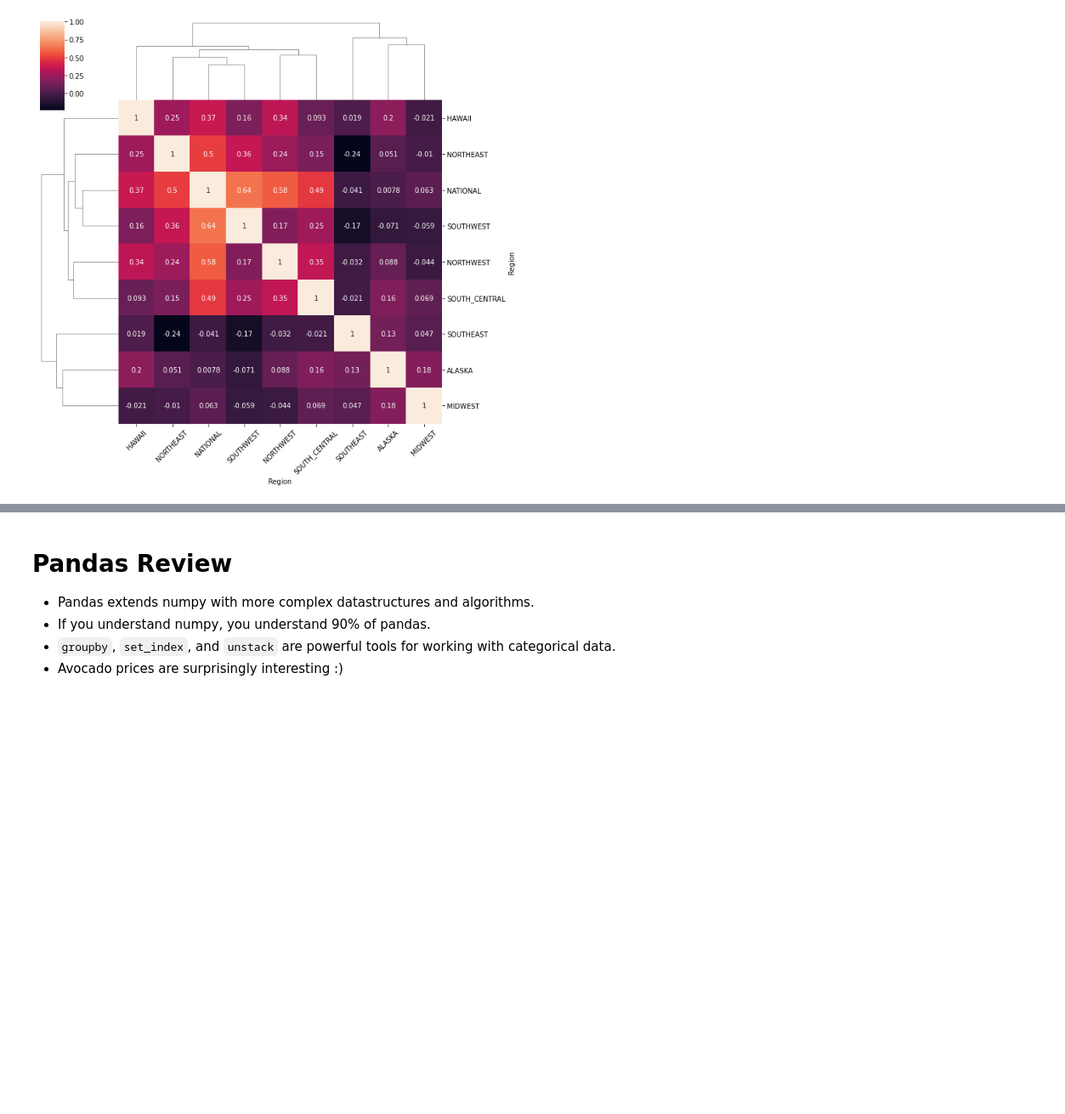
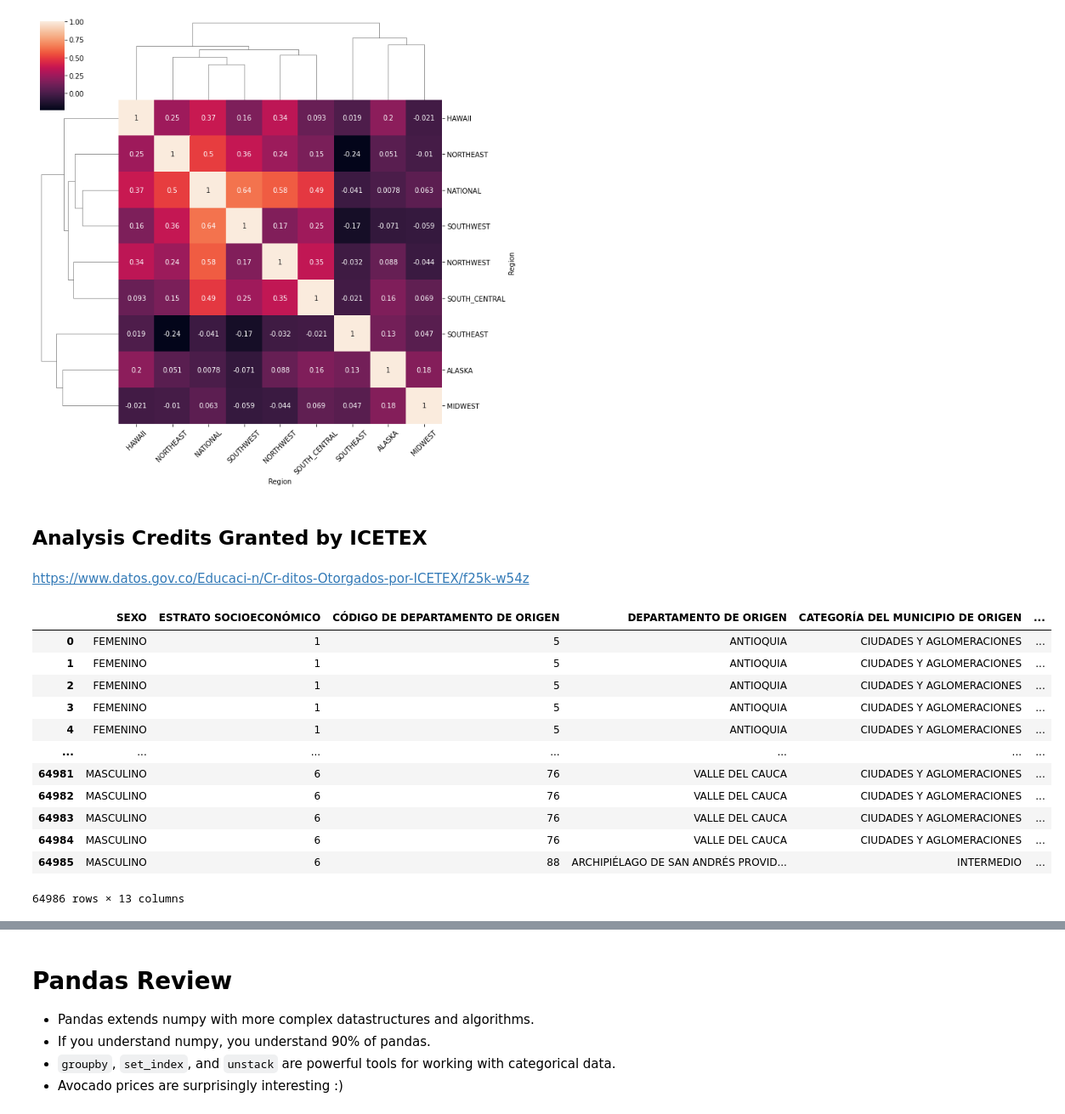
Before and after one commit to slondonoq/AlgorithmsUN2022II, a Jupyter notebook: Lab2/slondonoq_Lab2.ipynb, the cells around one changed output, grey strips where cells are left out. Shown at 85% size. Cells and saved outputs as stored; diff of their text form; code cells hidden in the pictures; blank space fills up the shorter version.

```diff
--- a/Lab2/slondonoq_Lab2.ipynb
+++ b/Lab2/slondonoq_Lab2.ipynb
@@ -1634,3 +1510,24 @@ ax = axes[2]
 ax.set_xticklabels(ax.get_xticklabels(), rotation=45);
 # %% [output]
 [figure]
+# %% [markdown]
+## Analysis Credits Granted by ICETEX
+# %% [markdown]
+https://www.datos.gov.co/Educaci-n/Cr-ditos-Otorgados-por-ICETEX/f25k-w54z
+# %%
+ICETEX = pd.read_csv('Cr_ditos_Otorgados_por_ICETEX.csv')
+ICETEX
+# %% [output]
+|  | SEXO | ESTRATO SOCIOECONÓMICO | CÓDIGO DE DEPARTAMENTO DE ORIGEN | DEPARTAMENTO DE ORIGEN | CATEGORÍA DEL MUNICIPIO DE ORIGEN | ... |
+| 0 | FEMENINO | 1 | 5 | ANTIOQUIA | CIUDADES Y AGLOMERACIONES | ... |
+| 1 | FEMENINO | 1 | 5 | ANTIOQUIA | CIUDADES Y AGLOMERACIONES | ... |
+| 2 | FEMENINO | 1 | 5 | ANTIOQUIA | CIUDADES Y AGLOMERACIONES | ... |
+| 3 | FEMENINO | 1 | 5 | ANTIOQUIA | CIUDADES Y AGLOMERACIONES | ... |
+| 4 | FEMENINO | 1 | 5 | ANTIOQUIA | CIUDADES Y AGLOMERACIONES | ... |
+| ... | ... | ... | ... | ... | ... | ... |
+| 64981 | MASCULINO | 6 | 76 | VALLE DEL CAUCA | CIUDADES Y AGLOMERACIONES | ... |
+| 64982 | MASCULINO | 6 | 76 | VALLE DEL CAUCA | CIUDADES Y AGLOMERACIONES | ... |
+| 64983 | MASCULINO | 6 | 76 | VALLE DEL CAUCA | CIUDADES Y AGLOMERACIONES | ... |
+| 64984 | MASCULINO | 6 | 76 | VALLE DEL CAUCA | CIUDADES Y AGLOMERACIONES | ... |
+| 64985 | MASCULINO | 6 | 88 | ARCHIPIÉLAGO DE SAN ANDRÉS PROVID... | INTERMEDIO | ... |
+64986 rows × 13 columns
```
Also changed, not shown: parts of 73 cells of this notebook.
